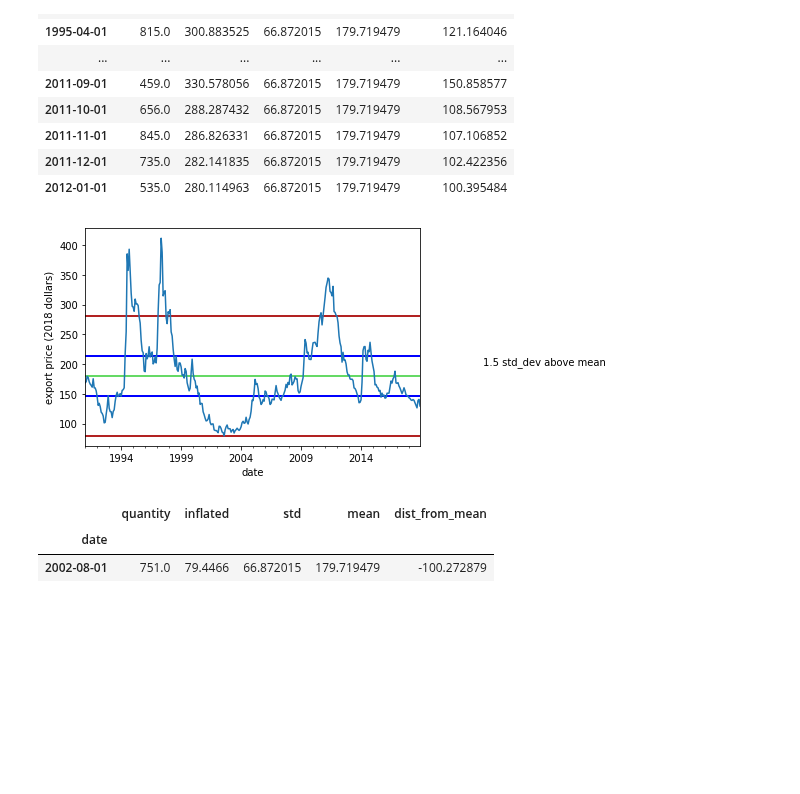
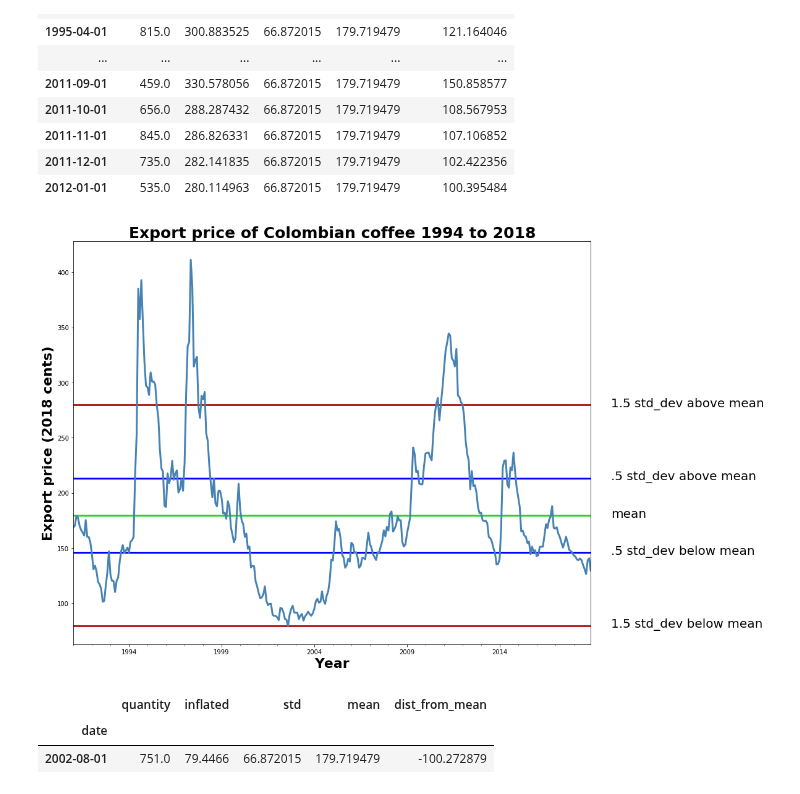
Before and after one commit to Data-Robusta/data-robusta, a Jupyter notebook: jeff_scratch.ipynb, the cells around one changed output. Saved outputs shown, nothing was run; the diff lists cells and outputs as text; code cells hidden in the pictures; blank space fills up the shorter version.

Commit message:
added function for graph of price over time with std_dev and mean

```diff
--- a/jeff_scratch.ipynb
+++ b/jeff_scratch.ipynb
@@ -512,21 +514,31 @@ blob[blob.dist_from_mean.abs() > (blob['std'] *1.5)]
 | 2011-12-01 | 735.0 | 282.141835 | 66.872015 | 179.719479 | 102.422356 |
 | 2012-01-01 | 535.0 | 280.114963 | 66.872015 | 179.719479 | 100.395484 |
 # %%
+inflated_mean = blob.inflated.mean()
+plt.figure(figsize=(15,12))
+blob.inflated.plot(linewidth=3,color='steelblue')
 
-inflated_mean = blob.inflated.mean()
-blob.inflated.plot()
-plt.hlines(blob['inflated'].mean(),0,4000,color='limegreen')
-plt.hlines(blob['mean'] + (blob['std'] * 1.5),0,4000,color='firebrick')
-plt.hlines(blob['mean'] - (blob['std'] * 1.5),0,4000,color='firebrick')
-plt.hlines(blob['mean'] + (blob['std'] * .5),0,4000,color='b')
-plt.hlines(blob['mean'] - (blob['std'] * .5),0,4000,color='b')
-plt.ylabel("export price (2018 dollars)")
+plt.hlines(blob['inflated'].mean(),0,4000,color='limegreen',linewidth=3)
+plt.hlines(blob['mean'] + (blob['std'] * 1.5),0,4000,color='firebrick',linewidth=3)
+plt.hlines(blob['mean'] - (blob['std'] * 1.5),0,4000,color='firebrick',linewidth=3)
+plt.hlines(blob['mean'] + (blob['std'] * .5),0,4000,color='b',linewidth=3)
+plt.hlines(blob['mean'] - (blob['std'] * .5),0,4000,color='b',linewidth=3)
+plt.ylabel("Export price (2018 cents)",size=22,weight='bold')
+plt.xlabel("Year",size=22,weight='bold')
+plt.title("Export price of Colombian coffee 1994 to 2018",size=25,weight='bold')
 std_dev_above = "1.5 std_dev above mean"
-#pl.legend(loc='lower left', bbox_to_anchor=(1.02, 0), borderaxespad=0)
-pl.text(650,200,std_dev_above)
+std_dev_below = "1.5 std_dev below mean"
+std_dev_below_half = ".5 std_dev below mean"
+std_dev_above_half = ".5 std_dev above mean"
+
+pl.text(600,278,std_dev_above,size=20)
+pl.text(600,78,std_dev_below,size=20)
+pl.text(600,178,"mean",size=20)
+pl.text(600,144,std_dev_below_half,size=20)
+pl.text(600,212,std_dev_above_half,size=20)
 plt.show()
 # %% [output]
-[figure, old version]
+[figure, new version]
 # %%
 blob[blob.inflated == blob.inflated.min()]
 # %% [output]
```
Also changed, not shown: parts of 4 cells of this notebook, 1 other file.
